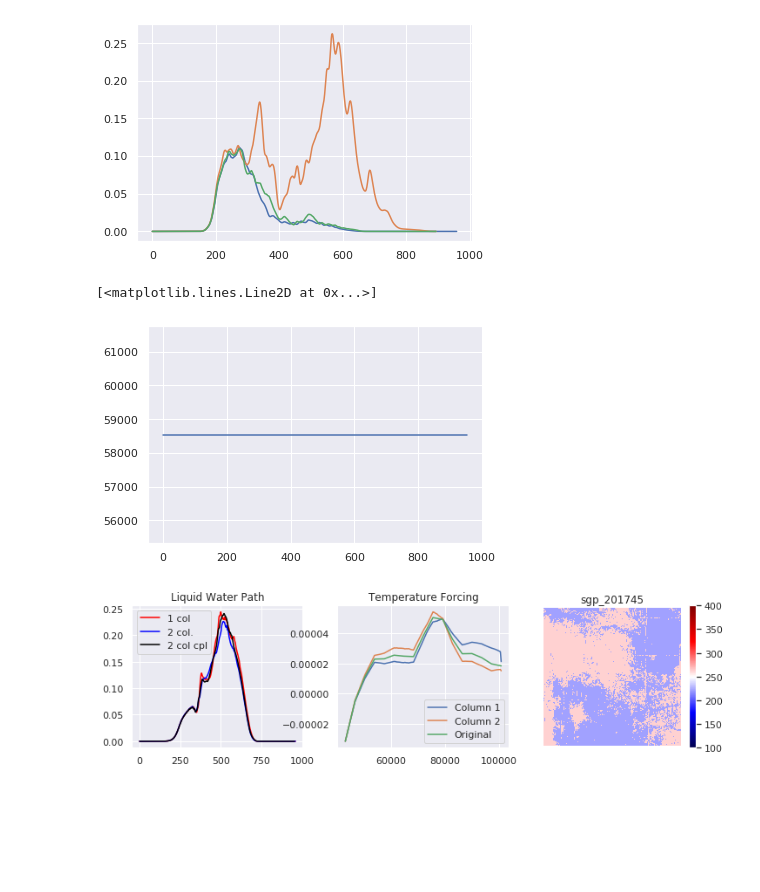
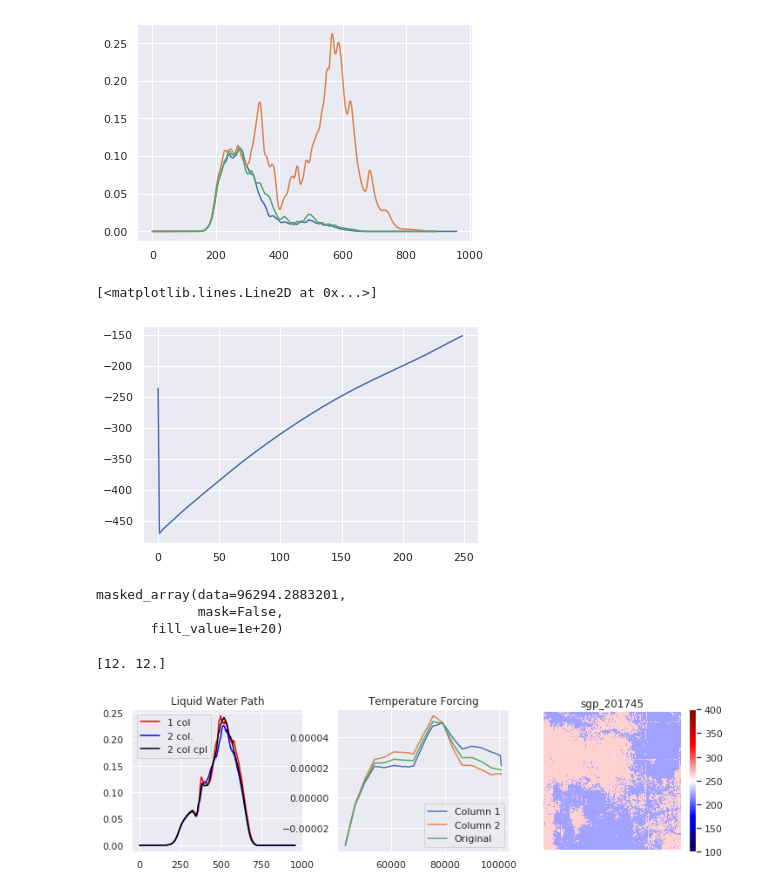
Before and after one commit to tswater/clubb_scripts, a Jupyter notebook: simple_cpl_test.ipynb, the cells around one changed output. Saved outputs shown, nothing was run; the diff lists cells and outputs as text; code cells hidden in the pictures; blank space fills up the shorter version.

```diff
--- a/simple_cpl_test.ipynb
+++ b/simple_cpl_test.ipynb
@@ -188,10 +188,21 @@ plt.plot(fp_cpl2['lwp'][:,0,0,0])
 [figure]
 # %%
 fp_cpl = nc.Dataset(clubb_dir+'/sgp_cpl/sgp_201745/k_2/agg_outzt.nc','r')
-plt.plot(fp_cpl['p_in_Pa'][:,100,0,0])
+plt.plot(fp_cpl['p_in_Pa'][100,1:,0,0]-fp_cpl['p_in_Pa'][100,:-1,0,0])
 # %% [output]
 [<matplotlib.lines.Line2D at 0x...>]
-[figure, old version]
+[figure, new version]
+# %%
+fp_cpl['p_in_Pa'][100,2,0,0]
+# %% [output]
+masked_array(data=96294.2883201,
+             mask=False,
+       fill_value=1e+20)
+# %%
+a = np.ones((2,3,4))
+print(np.sum(a,axis=(1,2)))
+# %% [output]
+[12. 12.]
 # %%
 for file in os.listdir(clubb_dir):
     if 'sgp_2' not in file:
```
Also changed, not shown: 1 other file.
